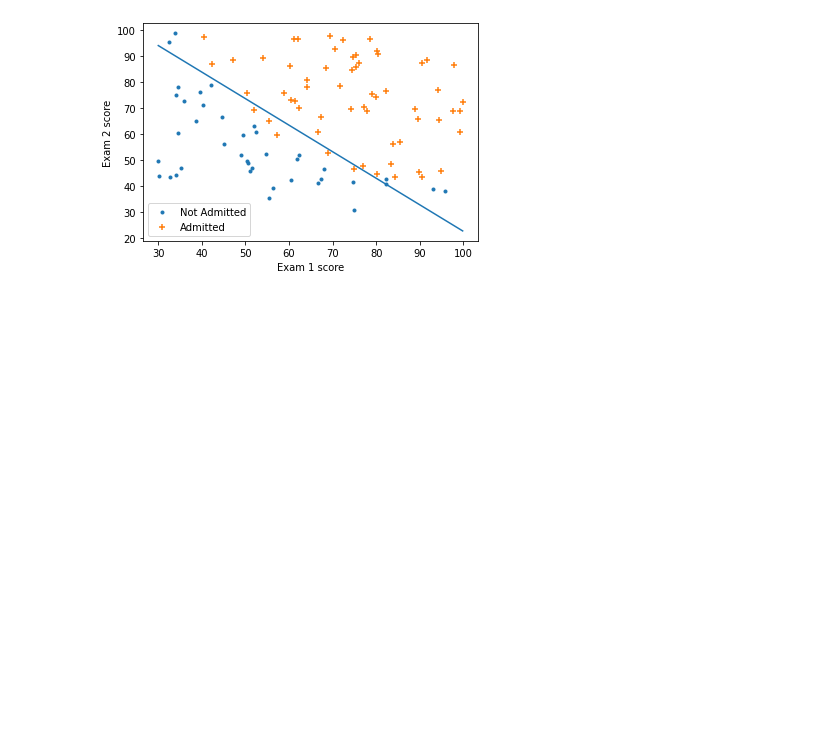
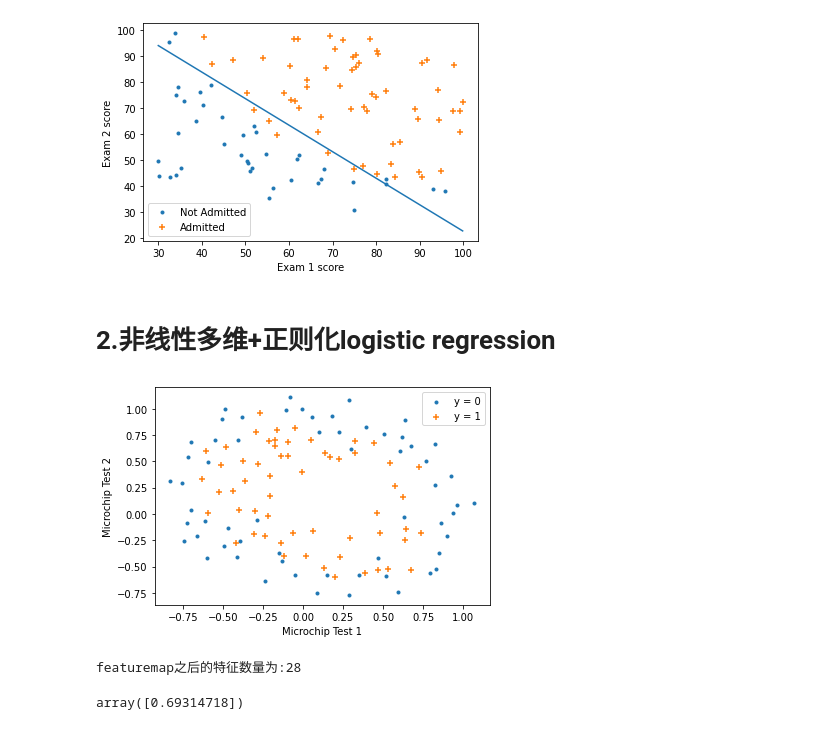
Before and after one commit to Chenyanzhan/MachineLeaarning-Andrew-Ng, a Jupyter notebook: ex2-LogisticRegression/LogisticRegression.ipynb, the cells around one changed output. Drawn from its saved outputs; the diff is of its cells as text; code cells hidden in the pictures; blank space fills up the shorter version.

```diff
--- a/ex2-LogisticRegression/LogisticRegression.ipynb
+++ b/ex2-LogisticRegression/LogisticRegression.ipynb
@@ -96,3 +98,50 @@ bestTheta = result['x']
 plotData(filePath,train=True,theta=bestTheta)
 # %% [output]
 [figure]
+# %% [markdown]
+# 2.非线性多维+正则化logistic regression
+# %%
+def plotData(filePath,train=False,coord=None):
+    data = pd.read_csv(filePath,sep=',',names = ['x1','x2','target'])
+    gb = data.groupby(data.iloc[:,-1]) #利用groupby对数据集进行拆分
+    for category in list(gb):
+        label = category[0]
+        if label == 0:
+            name = 'y = 0'
+            shape = '.'
+        else:
+            name = 'y = 1'
+            shape = '+'
+        plt.scatter(category[1].iloc[:,0],category[1].iloc[:,1],marker=shape,label=name)
+
+    if train == True:
+       plt.scatter(coord[0],coord[1],c='r')
+
+    plt.legend()
+    plt.xlabel('Microchip Test 1')
+    plt.ylabel('Microchip Test 2')
+    plt.show()
+    return None
+
+filePath = './ex2data2.txt'
+plotData(filePath)
+# %% [output]
+[figure, added]
+# %%
+# 特征映射：相当于特征工程，扩充更高维的特征
+def featureMap(x1,x2,power):
+    mapData = {}
+    for i in range(power+1):
+        for j in range(i+1):
+            featureName = str(i-j)+str(j)
+            mapData[featureName] = np.power(x1,i-j)*np.power(x2,j)
+    mapData = pd.DataFrame(mapData)
+    return mapData
+
+data = pd.read_csv(filePath,sep=',',names = ['x1','x2','target'])
+x1 = data.iloc[:,0].values
+x2 = data.iloc[:,1].values
+X = featureMap(x1,x2,6).values
+print('featuremap之后的特征数量为:%d'%(X.shape[1]))
+# %% [output]
+featuremap之后的特征数量为:28
@@ -98,0 +153,9 @@ plotData(filePath,train=True,theta=bestTheta)
+# %%
+#定义正则化损失函数
+def regularized_cost(theta,X,y,l=1):
+    regularized_term = l/(2*len(X))*np.power(theta,2).sum()
+    return costFunction(theta,X,y) + regularized_term
+
+regularized_cost(theta,X,y,l=1)
+# %% [output]
+array([0.69314718])
```
Also changed, not shown: parts of 10 cells of this notebook, 1 other file.
